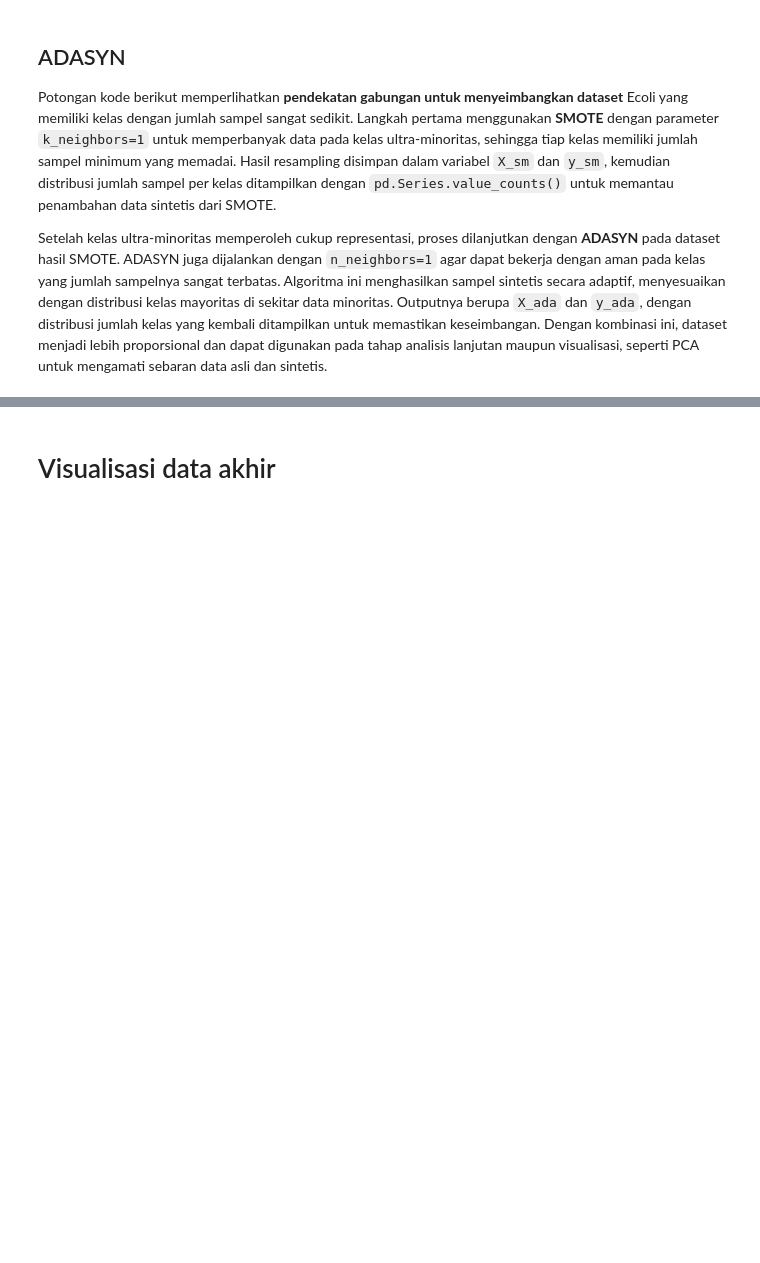
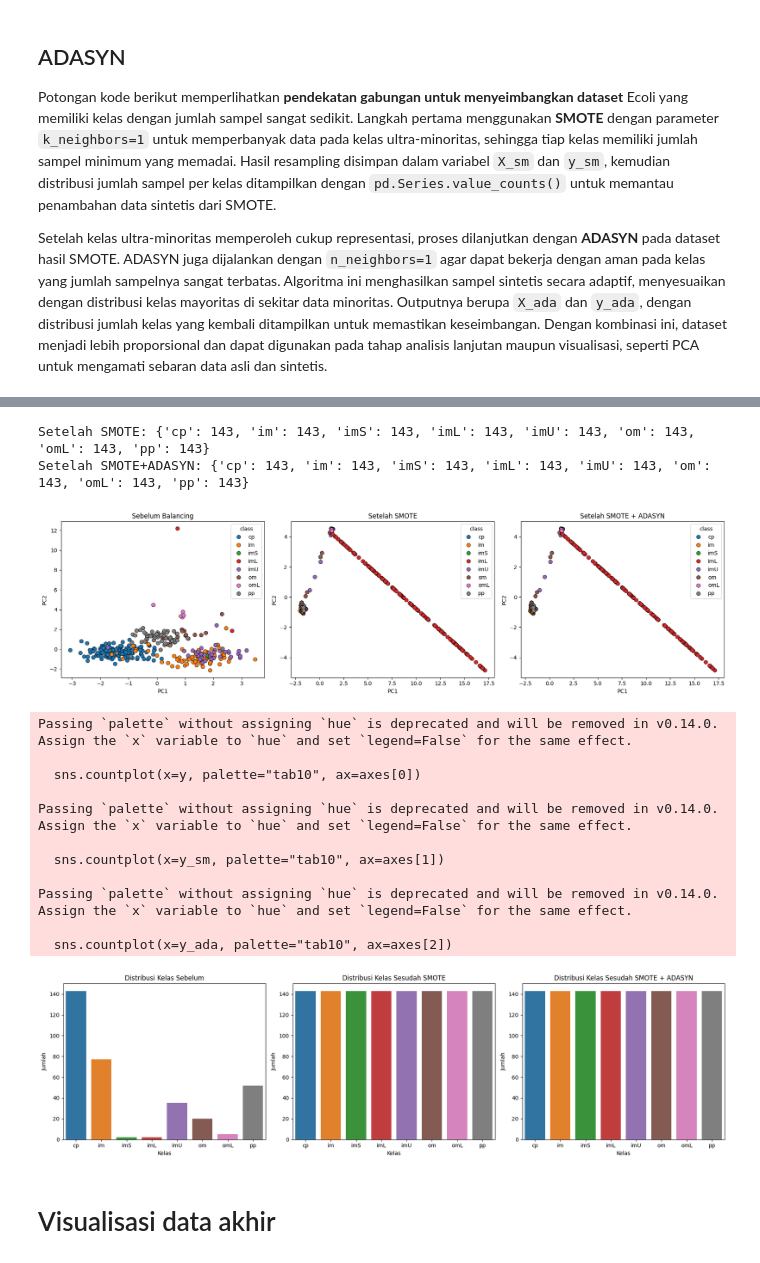
Before and after one commit to NurilAnjarRoyani/PSD, a Jupyter notebook: _sources/Penyeimbangan_Dataset.ipynb, the cells around one changed output, grey strips where cells are left out. Cells and saved outputs as stored; diff of their text form; code cells hidden in the pictures; blank space fills up the shorter version.

```diff
--- a/_sources/Penyeimbangan_Dataset.ipynb
+++ b/_sources/Penyeimbangan_Dataset.ipynb
@@ -175,3 +263,77 @@ Setelah SMOTE+ADASYN: {'cp': 143, 'im': 143, 'imS': 143, 'imL': 143, 'imU': 143,
+# %%
+import matplotlib.pyplot as plt
+import seaborn as sns
+import numpy as np
+import pandas as pd
+from sklearn.decomposition import PCA
+from imblearn.over_sampling import SMOTE, ADASYN
+
+smote = SMOTE(random_state=42, k_neighbors=1)
+X_sm, y_sm = smote.fit_resample(X_scaled, y)
+print("Setelah SMOTE:", pd.Series(y_sm).value_counts().to_dict())
+
+adasyn = ADASYN(random_state=42, n_neighbors=1)
+X_ada, y_ada = adasyn.fit_resample(X_sm, y_sm)
+print("Setelah SMOTE+ADASYN:", pd.Series(y_ada).value_counts().to_dict())
+
+pca = PCA(n_components=2, random_state=42)
+X_pca_before = pca.fit_transform(X_scaled)
+X_pca_sm     = pca.fit_transform(X_sm)
+X_pca_ada    = pca.fit_transform(X_ada)
+
+df_before = pd.DataFrame({"PC1":X_pca_before[:,0], "PC2":X_pca_before[:,1], "class":y})
+df_sm     = pd.DataFrame({"PC1":X_pca_sm[:,0],     "PC2":X_pca_sm[:,1],     "class":y_sm})
+df_ada    = pd.DataFrame({"PC1":X_pca_ada[:,0],    "PC2":X_pca_ada[:,1],    "class":y_ada})
+
+fig, axes = plt.subplots(1,3, figsize=(18,5))
+
+sns.scatterplot(data=df_before, x="PC1", y="PC2", hue="class", palette="tab10", s=50, edgecolor="k", ax=axes[0])
+axes[0].set_title("Sebelum Balancing")
+
+sns.scatterplot(data=df_sm, x="PC1", y="PC2", hue="class", palette="tab10", s=50, edgecolor="k", ax=axes[1])
+axes[1].set_title("Setelah SMOTE")
+
+sns.scatterplot(data=df_ada, x="PC1", y="PC2", hue="class", palette="tab10", s=50, edgecolor="k", ax=axes[2])
+axes[2].set_title("Setelah SMOTE + ADASYN")
+
+plt.tight_layout()
+plt.show()
+
+fig, axes = plt.subplots(1,3, figsize=(18,5))
+
+sns.countplot(x=y, palette="tab10", ax=axes[0])
+axes[0].set_title("Distribusi Kelas Sebelum")
+axes[0].set_xlabel("Kelas")
+axes[0].set_ylabel("Jumlah")
+
+sns.countplot(x=y_sm, palette="tab10", ax=axes[1])
+axes[1].set_title("Distribusi Kelas Sesudah SMOTE")
+axes[1].set_xlabel("Kelas")
+axes[1].set_ylabel("Jumlah")
+
+sns.countplot(x=y_ada, palette="tab10", ax=axes[2])
+axes[2].set_title("Distribusi Kelas Sesudah SMOTE + ADASYN")
+axes[2].set_xlabel("Kelas")
+axes[2].set_ylabel("Jumlah")
+
+plt.tight_layout()
+plt.show()
+# %% [output]
+Setelah SMOTE: {'cp': 143, 'im': 143, 'imS': 143, 'imL': 143, 'imU': 143, 'om': 143, 'omL': 143, 'pp': 143}
+Setelah SMOTE+ADASYN: {'cp': 143, 'im': 143, 'imS': 143, 'imL': 143, 'imU': 143, 'om': 143, 'omL': 143, 'pp': 143}
+[figure, added]
+Passing `palette` without assigning `hue` is deprecated and will be removed in v0.14.0. Assign the `x` variable to `hue` and set `legend=False` for the same effect.
+
+  sns.countplot(x=y, palette="tab10", ax=axes[0])
+
+Passing `palette` without assigning `hue` is deprecated and will be removed in v0.14.0. Assign the `x` variable to `hue` and set `legend=False` for the same effect.
+
+  sns.countplot(x=y_sm, palette="tab10", ax=axes[1])
+
+Passing `palette` without assigning `hue` is deprecated and will be removed in v0.14.0. Assign the `x` variable to `hue` and set `legend=False` for the same effect.
+
+  sns.countplot(x=y_ada, palette="tab10", ax=axes[2])
+[figure, added]
 # %% [markdown]
 # Visualisasi data akhir
 # %% [markdown]
```
Also changed, not shown: parts of 32 cells of this notebook, 13 other files.
